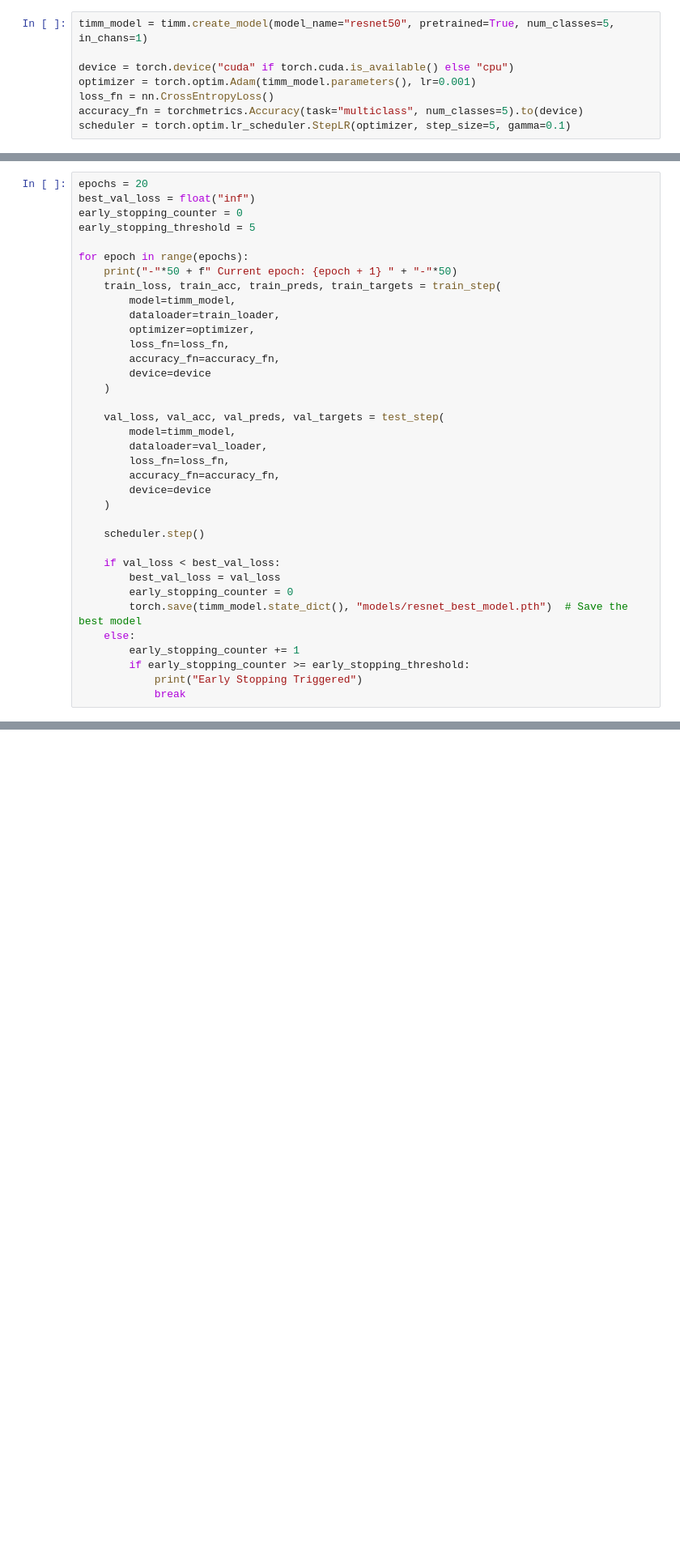
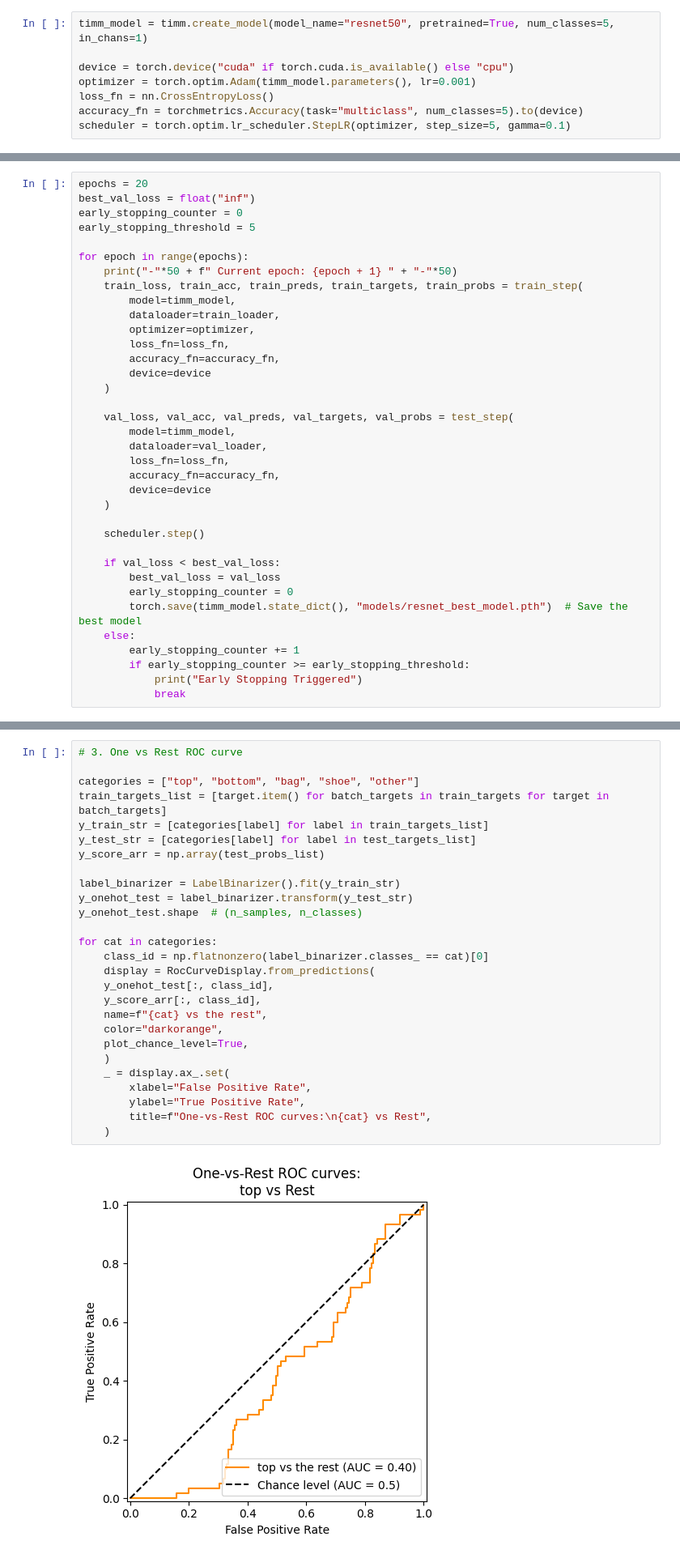
Before and after one commit to jarylongsq/IS4242-project, a Jupyter notebook: collated.ipynb, the cells around one changed output, grey strips where cells are left out. Shown: that part at 81% size. Cells and saved outputs as stored; diff of their text form; blank space fills up the shorter version.

```diff
--- a/collated.ipynb
+++ b/collated.ipynb
@@ -306,7 +256,7 @@ early_stopping_threshold = 5
 
 for epoch in range(epochs):
     print("-"*50 + f" Current epoch: {epoch + 1} " + "-"*50)
-    train_loss, train_acc, train_preds, train_targets = train_step(
+    train_loss, train_acc, train_preds, train_targets, train_probs = train_step(
         model=timm_model,
         dataloader=train_loader,
         optimizer=optimizer,
@@ -315,7 +265,7 @@ for epoch in range(epochs):
         device=device
     )
 
-    val_loss, val_acc, val_preds, val_targets = test_step(
+    val_loss, val_acc, val_preds, val_targets, val_probs = test_step(
         model=timm_model,
         dataloader=val_loader,
         loss_fn=loss_fn,
@@ -399,0 +357,29 @@ weighted avg     0.9633    0.9633    0.9627       245
+# %%
+# 3. One vs Rest ROC curve
+
+categories = ["top", "bottom", "bag", "shoe", "other"]
+train_targets_list = [target.item() for batch_targets in train_targets for target in batch_targets]
+y_train_str = [categories[label] for label in train_targets_list]
+y_test_str = [categories[label] for label in test_targets_list]
+y_score_arr = np.array(test_probs_list)
+
+label_binarizer = LabelBinarizer().fit(y_train_str)
+y_onehot_test = label_binarizer.transform(y_test_str)
+y_onehot_test.shape  # (n_samples, n_classes)
+
+for cat in categories:
+    class_id = np.flatnonzero(label_binarizer.classes_ == cat)[0]
+    display = RocCurveDisplay.from_predictions(
+    y_onehot_test[:, class_id],
+    y_score_arr[:, class_id],
+    name=f"{cat} vs the rest",
+    color="darkorange",
+    plot_chance_level=True,
+    )
+    _ = display.ax_.set(
+        xlabel="False Positive Rate",
+        ylabel="True Positive Rate",
+        title=f"One-vs-Rest ROC curves:\n{cat} vs Rest",
+    )
+# %% [output]
+[figure, added]
```
Also changed, not shown: parts of 22 cells of this notebook.
